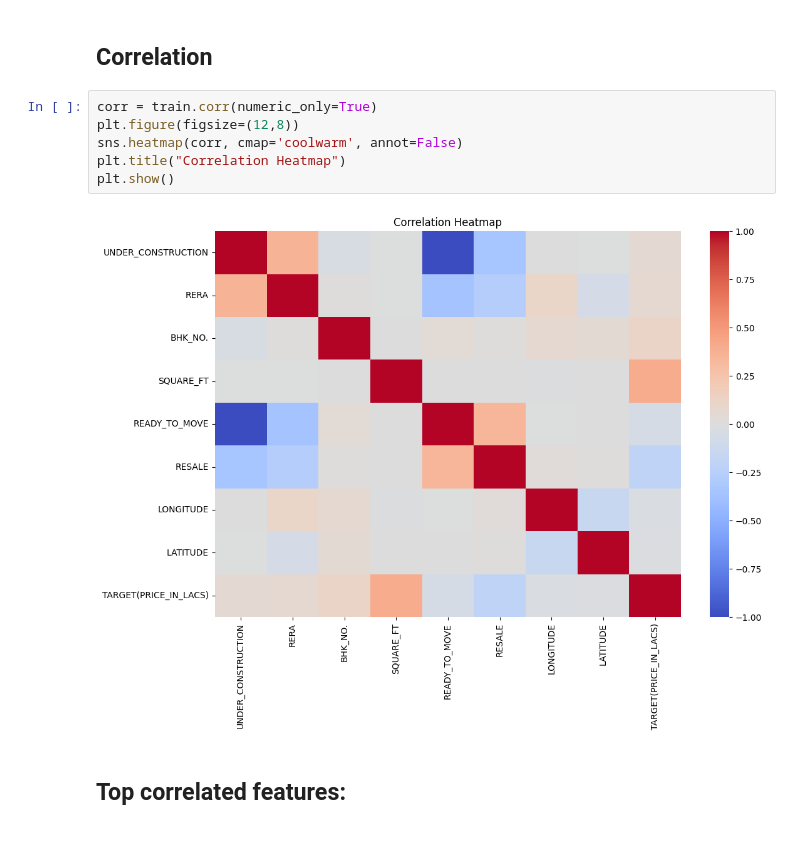
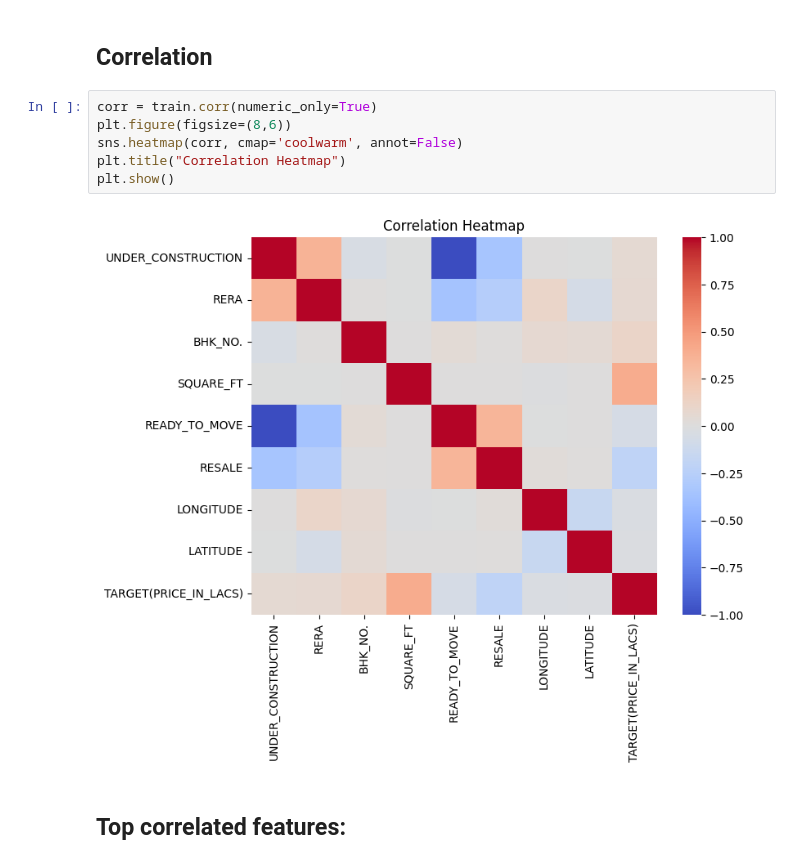
Before and after one commit to JohnEvansOkyere/real-estate-price-prediction-ridge-lasso, a Jupyter notebook: Notebook/House_Price_Prediction.ipynb, the cells around one changed output. Saved outputs shown, nothing was run; the diff lists cells and outputs as text.

```diff
--- a/Notebook/House_Price_Prediction.ipynb
+++ b/Notebook/House_Price_Prediction.ipynb
@@ -305,12 +270,12 @@ plt.show()
 ## Correlation
 # %%
 corr = train.corr(numeric_only=True)
-plt.figure(figsize=(12,8))
+plt.figure(figsize=(8,6))
 sns.heatmap(corr, cmap='coolwarm', annot=False)
 plt.title("Correlation Heatmap")
 plt.show()
 # %% [output]
-[figure, old version]
+[figure, new version]
 # %% [markdown]
 ## Top correlated features:
 # %%
```
Also changed, not shown: parts of 10 cells of this notebook, 4 other files.
